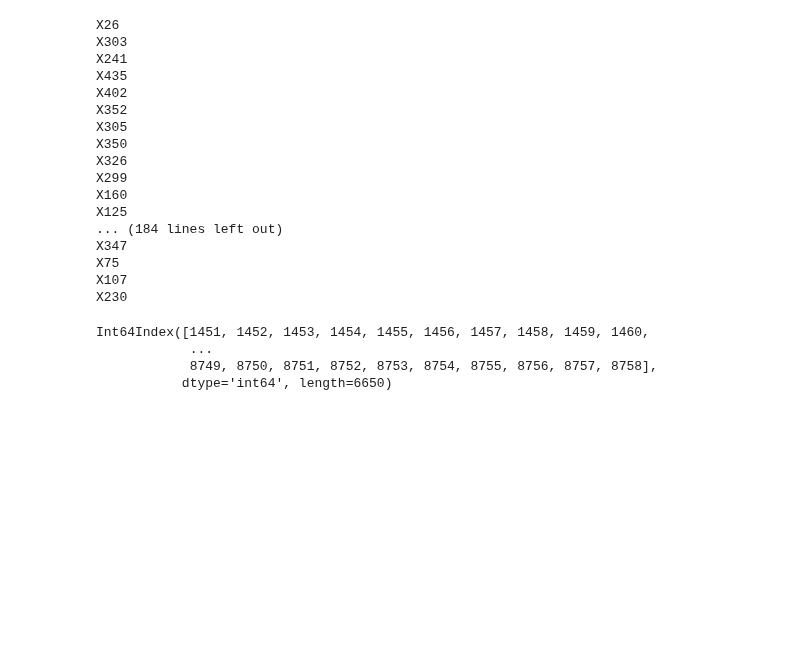
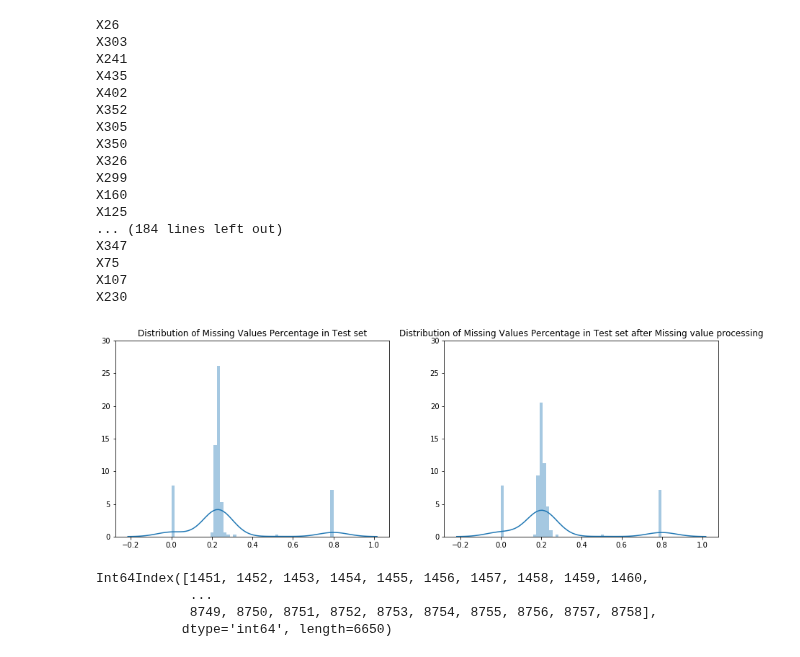
Before and after one commit to yagippi27/DACON_CONTEST_2019, a Jupyter notebook: SOOMIN/02_4. 전처리_Dacon+요일시간별 가중치+ARIMA.ipynb, the cells around one changed output. Drawn from its saved outputs; the diff is of its cells as text; code cells hidden in the pictures; blank space fills up the shorter version.

```diff
--- a/SOOMIN/02_4. 전처리_Dacon+요일시간별 가중치+ARIMA.ipynb
+++ b/SOOMIN/02_4. 전처리_Dacon+요일시간별 가중치+ARIMA.ipynb
@@ -209,14 +209,16 @@ changed_df.to_csv("data/test_DHWeight_onDacon.csv")
 # %%
 _, ax = plt.subplots(1,2, figsize=(15,5)) #train, test를 한 번에 비교하기 위해, 그래프 창을 2개로 만듭니다.
 
 a=sns.distplot(test.isnull().mean(axis=0), ax=ax[0]) #나열된 값을 distplot을 이용해 시각화 하고, 이를 첫 번째 그래프 창에 넣습니다.
 a.set(ylim=(0, 30))
 ax[0].set_title('Distribution of Missing Values Percentage in Test set')
 
-b=sns.distplot(test2.isnull().mean(axis=0), ax=ax[1]) #test data에서의 결측치 비율을 시각화 하고, 이를 두 번째 그래프 창에 넣습니다.
+b=sns.distplot(changed_df.isnull().mean(axis=0), ax=ax[1]) #test data에서의 결측치 비율을 시각화 하고, 이를 두 번째 그래프 창에 넣습니다.
 b.set(ylim=(0, 30))
 ax[1].set_title('Distribution of Missing Values Percentage in Test set after Missing value processing')
 plt.show()
+# %% [output]
+[figure, added]
 # %%
 test2 = test
 # %%
```
Also changed, not shown: 2 other files.
